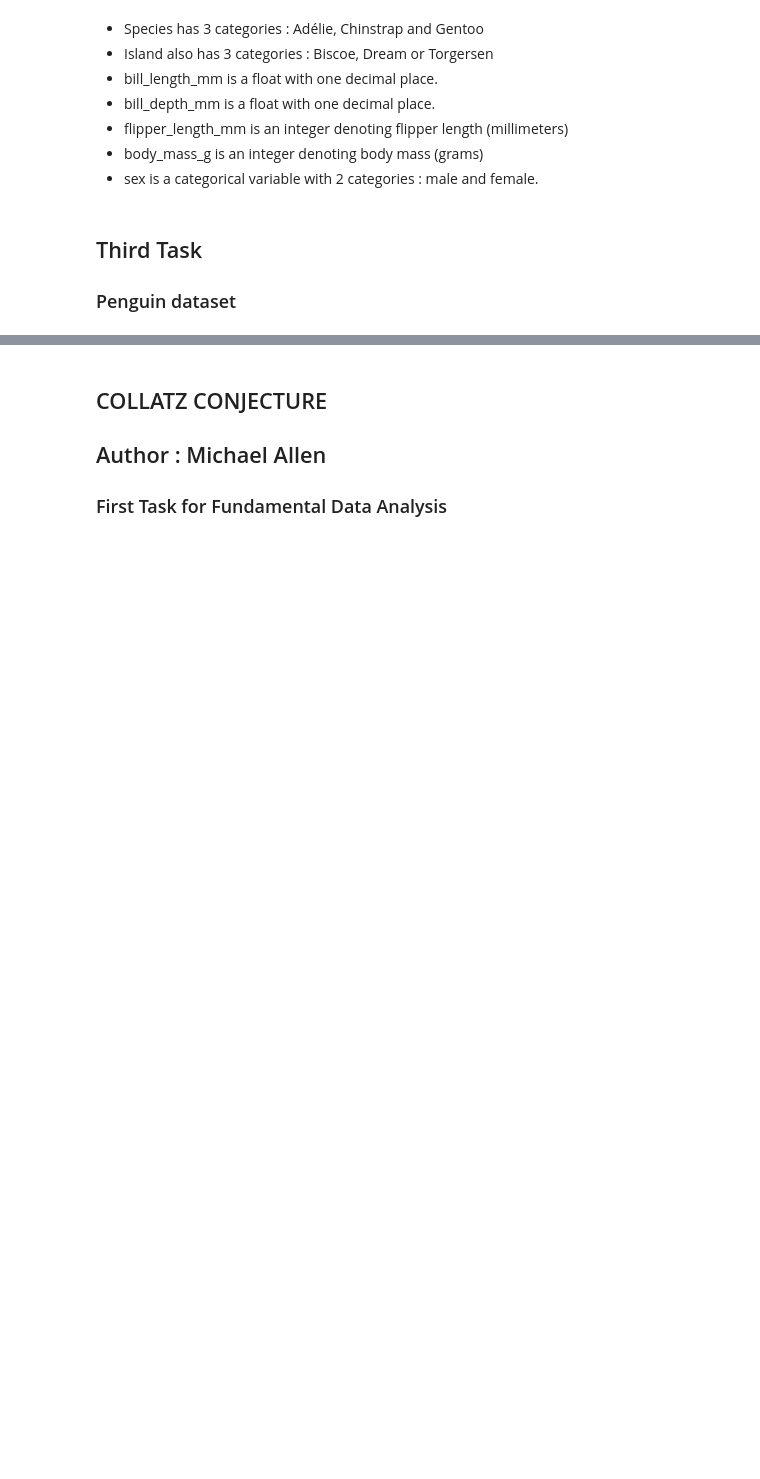
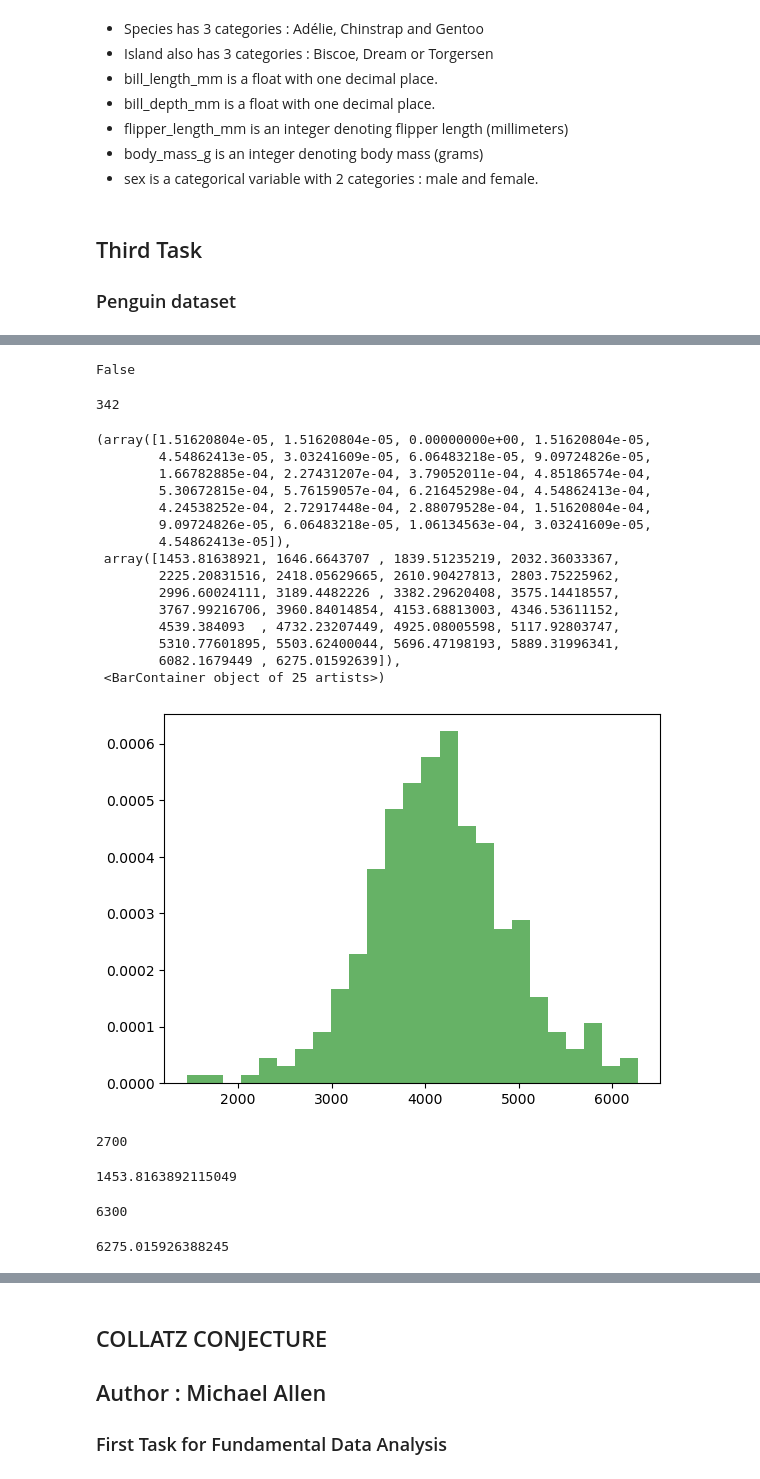
Before and after one commit to mickalleny2k/FUND_DATA, a Jupyter notebook: tasks.ipynb, the cells around one changed output, grey strips where cells are left out. Cells and saved outputs as stored; diff of their text form; code cells hidden in the pictures; blank space fills up the shorter version.

Commit message:
Penguin data fits normal distribution

```diff
--- a/tasks.ipynb
+++ b/tasks.ipynb
@@ -110,0 +170,47 @@ plt.hist(body_mass[~np.isnan(body_mass)])
+# %%
+np.isnan(body_mass).any()
+# %% [output]
+False
+# %%
+body_mass.size
+# %% [output]
+342
+# %%
+data = norm.rvs(4201.754385964912, 801.9545356980955, size=342)
+mu, std = norm.fit(data)
+plt.hist(data, bins=25, density=True, alpha=0.6, color='g')
+# %% [output]
+(array([1.51620804e-05, 1.51620804e-05, 0.00000000e+00, 1.51620804e-05,
+        4.54862413e-05, 3.03241609e-05, 6.06483218e-05, 9.09724826e-05,
+        1.66782885e-04, 2.27431207e-04, 3.79052011e-04, 4.85186574e-04,
+        5.30672815e-04, 5.76159057e-04, 6.21645298e-04, 4.54862413e-04,
+        4.24538252e-04, 2.72917448e-04, 2.88079528e-04, 1.51620804e-04,
+        9.09724826e-05, 6.06483218e-05, 1.06134563e-04, 3.03241609e-05,
+        4.54862413e-05]),
+ array([1453.81638921, 1646.6643707 , 1839.51235219, 2032.36033367,
+        2225.20831516, 2418.05629665, 2610.90427813, 2803.75225962,
+        2996.60024111, 3189.4482226 , 3382.29620408, 3575.14418557,
+        3767.99216706, 3960.84014854, 4153.68813003, 4346.53611152,
+        4539.384093  , 4732.23207449, 4925.08005598, 5117.92803747,
+        5310.77601895, 5503.62400044, 5696.47198193, 5889.31996341,
+        6082.1679449 , 6275.01592639]),
+ <BarContainer object of 25 artists>)
+[figure, added]
+# %%
+# Plot the PDF.
+#xmin, xmax = plt.xlim()
+body_mass.min()
+# %% [output]
+2700
+# %%
+data.min()
+# %% [output]
+1453.8163892115049
+# %%
+body_mass.max()
+# %% [output]
+6300
+# %%
+data.max()
+# %% [output]
+6275.015926388245
```
Also changed, not shown: parts of 28 cells of this notebook.
